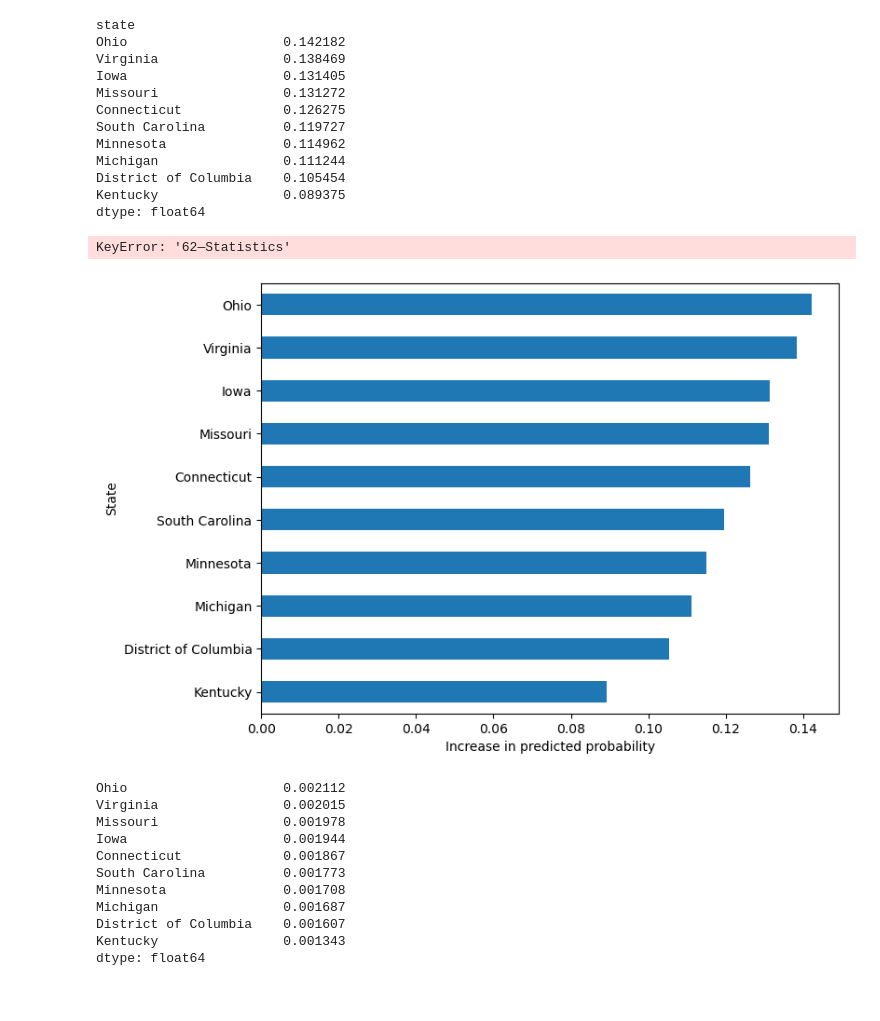
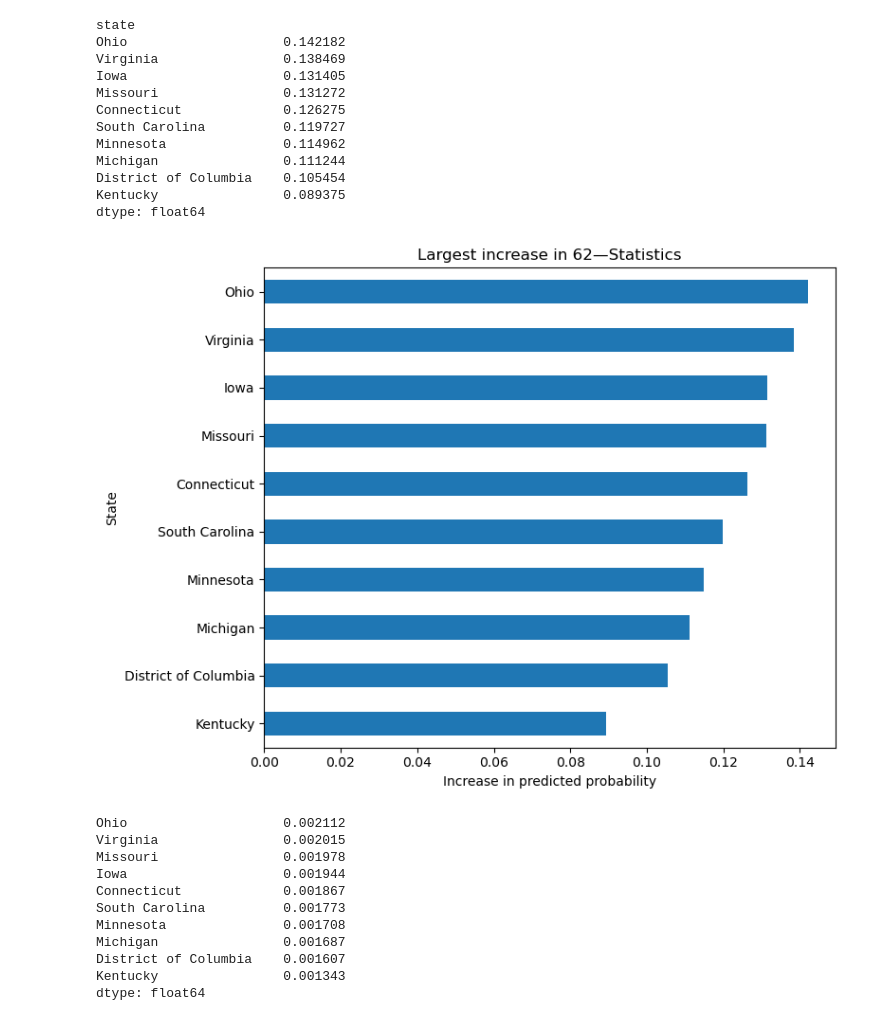
Before and after one commit to Erdos-Projects/summer26-math-genealogy, a Jupyter notebook: notebooks/Geography-Jonathan/Data-States.ipynb, the cells around one changed output. Drawn from its saved outputs; the diff is of its cells as text; code cells hidden in the pictures.

```diff
--- a/notebooks/Geography-Jonathan/Data-States.ipynb
+++ b/notebooks/Geography-Jonathan/Data-States.ipynb
@@ -1017,21 +1101,20 @@ dtype: float64
 # %%
 #plot the largest increase in predicted probability for the subject across states, from the first year to the last year in the dataset
 
 top10 = increase.sort_values(ascending=False).head(10)
 
 plt.figure(figsize=(8,6))
 
 top10.sort_values().plot.barh()
 
 plt.xlabel("Increase in predicted probability")
 plt.ylabel("State")
-plt.title(f"Largest increase in {subject_lookup[subject]}")
+plt.title(f"Largest increase in {subject}")
 
 plt.tight_layout()
 plt.show()
 # %% [output]
-KeyError: '62—Statistics'
-[figure, old version]
+[figure, new version]
 # %%
 ##Determines change in the predicted probability of subject over time, using all the years in the dataset, rather than just the first and last year, by calculating the slope of the linear regression line for each state
 
```
Also changed, not shown: parts of 24 cells of this notebook, 1 other file.
